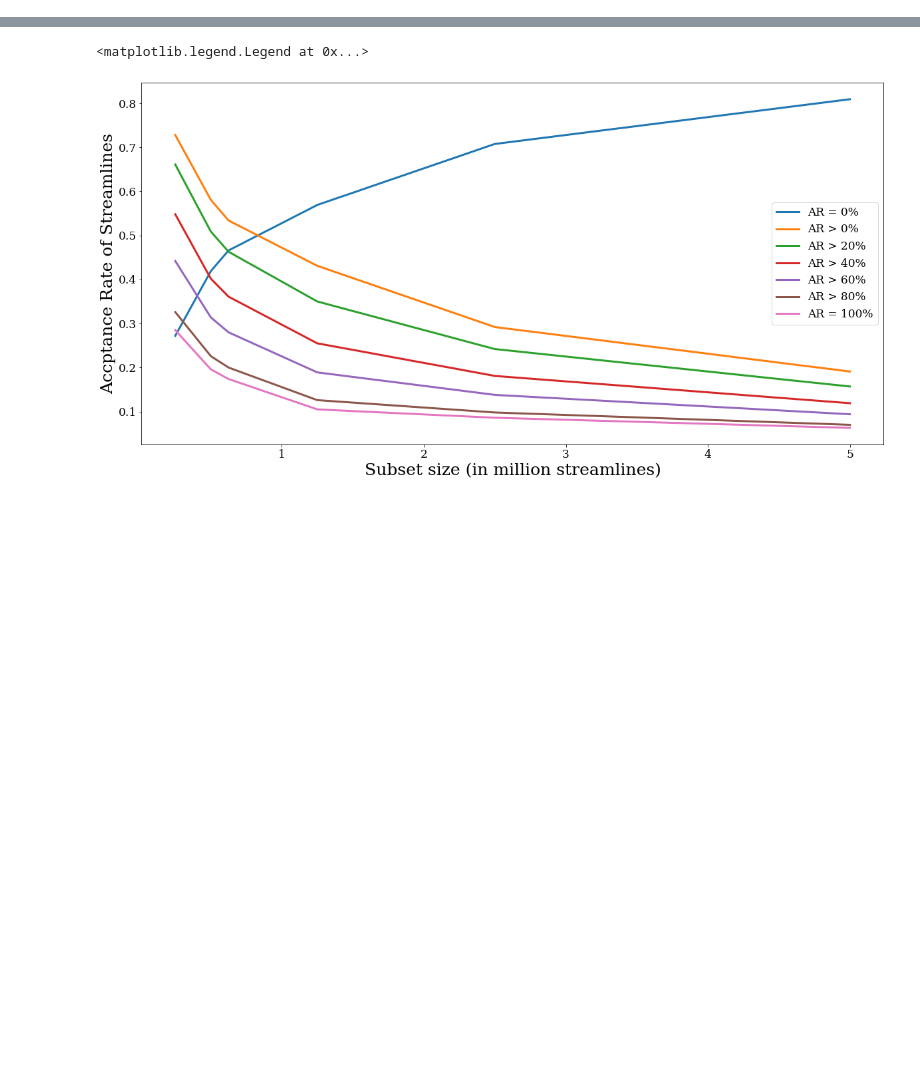
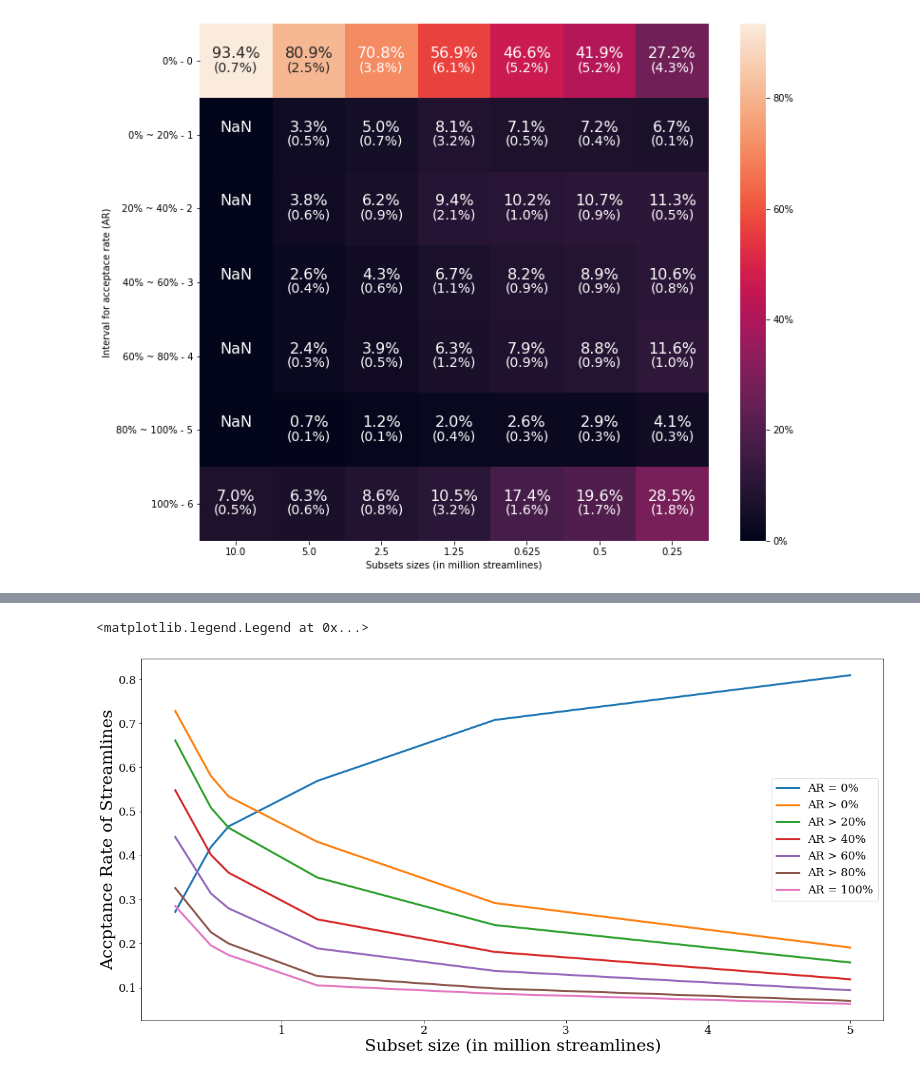
Before and after one commit to xinyiwan/mythesis, a Jupyter notebook: data analysis/plot.ipynb, the cells around one changed output, grey strips where cells are left out. Drawn from its saved outputs; the diff is of its cells as text; code cells hidden in the pictures; blank space fills up the shorter version.

```diff
--- a/data analysis/plot.ipynb
+++ b/data analysis/plot.ipynb
@@ -46,0 +37,46 @@ plt.ylabel('Interval for acceptace rate (AR)')
+# %%
+array = [[0.934, 0, 0, 0, 0, 0, 0.070],
+                  [0.809,0.033,0.038,0.026,0.024,0.007,0.063],
+                  [0.708,0.050,0.062,0.043,0.039,0.012,0.086],
+                  [0.569,0.081,0.094,0.067,0.063,0.020,0.105],
+                  [0.466,0.071,0.102,0.082,0.079,0.026,0.174],
+                  [0.419,0.072,0.107,0.089,0.088,0.029,0.196],
+                  [0.272,0.067,0.113,0.106,0.116,0.041,0.285],
+                  ]
+t = np.transpose(array)
+# %%
+labels = ["0% - 0","0% ~ 20% - 1","20% ~ 40% - 2","40% ~ 60% - 3","60% ~ 80% - 4","80% ~ 100% - 5","100% - 6" ]
+sizes = ["10.0","5.0","2.5","1.25","0.625","0.5","0.25"]
+
+X = pd.DataFrame(t,index= labels, columns=sizes)
+
+Y = pd.DataFrame({'10.0':['93.4%', 'NaN', 'NaN', 'NaN', 'NaN', 'NaN', '7.0%'],
+                  '5.0':['80.9%','3.3%','3.8%','2.6%','2.4%','0.7%','6.3%'],
+                  '2.5':['70.8%','5.0%','6.2%','4.3%','3.9%','1.2%','8.6%'],
+                  '1.25':['56.9%','8.1%','9.4%','6.7%','6.3%','2.0%','10.5%'],
+                  '0.625':['46.6%','7.1%','10.2%','8.2%','7.9%','2.6%','17.4%'],
+                  '0.5':['41.9%','7.2%','10.7%','8.9%','8.8%','2.9%','19.6%'],
+                  '0.25':['27.2%','6.7%','11.3%','10.6%','11.6%','4.1%','28.5%'],
+                  })
+
+
+Z = pd.DataFrame({'10 mio':['(0.7%)', '', '', '', '', '', '(0.5%)'],
+                  '5 mio':['(2.5%)','(0.5%)','(0.6%)','(0.4%)','(0.3%)','(0.1%)','(0.6%)'],
+                  '2.5 mio':['(3.8%)','(0.7%)','(0.9%)','(0.6%)','(0.5%)','(0.1%)','(0.8%)'],
+                  '1.25 mio':['(6.1%)','(3.2%)','(2.1%)','(1.1%)','(1.2%)','(0.4%)','(3.2%)'],
+                  '625 k':['(5.2%)','(0.5%)','(1.0%)','(0.9%)','(0.9%)','(0.3%)','(1.6%)'],
+                  '500 k':['(5.2%)','(0.4%)','(0.9%)','(0.9%)','(0.9%)','(0.3%)','(1.7%)'],
+                  '250 k':['(4.3%)','(0.1%)','(0.5%)','(0.8%)','(1.0%)','(0.3%)','(1.8%)'],
+                  })
+
+plt.figure(figsize = (12,10))
+
+fmt = lambda x,pos: '{:.0%}'.format(x)
+ax = sns.heatmap(X, annot=False, linewidths=0.5, linecolor='gray', cbar_kws={'format':FuncFormatter(fmt)})
+ax = sns.heatmap(X, annot=Y, annot_kws={'va':'bottom',"size": 16}, fmt="", cbar=False)
+ax = sns.heatmap(X, annot=Z, annot_kws={'va':'top',"size": 14}, fmt="", cbar=False)
+plt.xlabel('Subsets sizes (in million streamlines)')
+plt.ylabel('Interval for acceptace rate (AR)')
+plt.savefig("heatmap_new.png")
+# %% [output]
+[figure, added]
```
Also changed, not shown: parts of 4 cells of this notebook, 7 other files.
